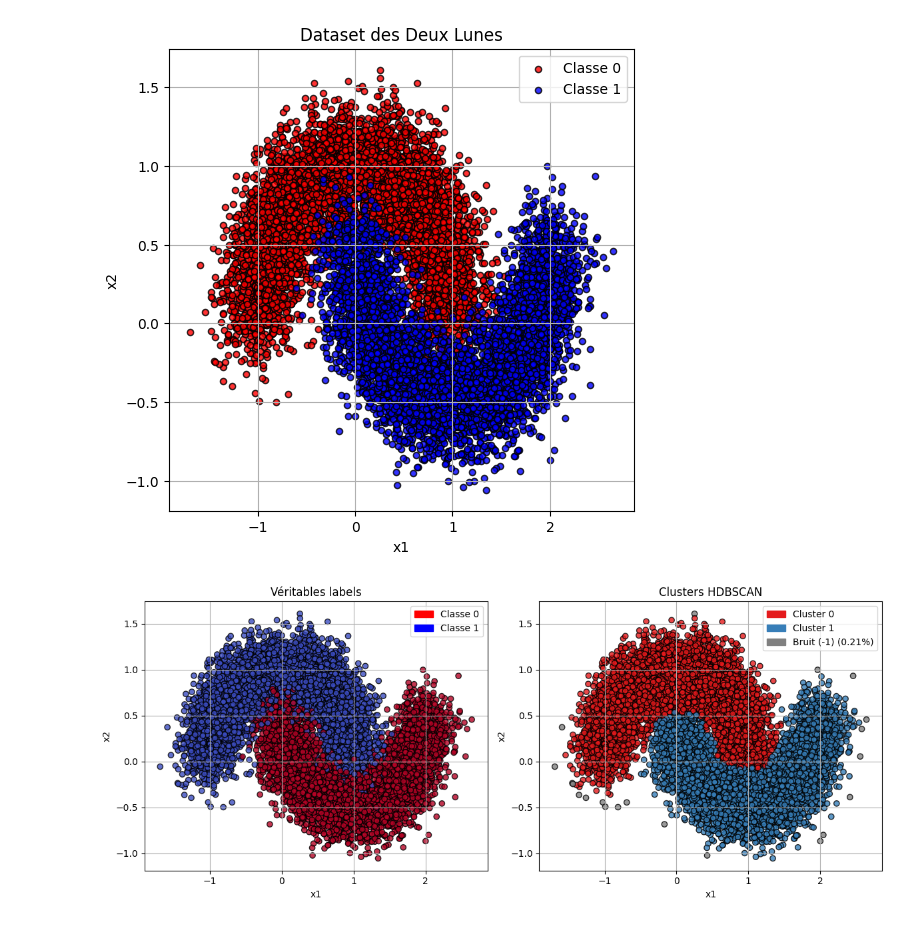
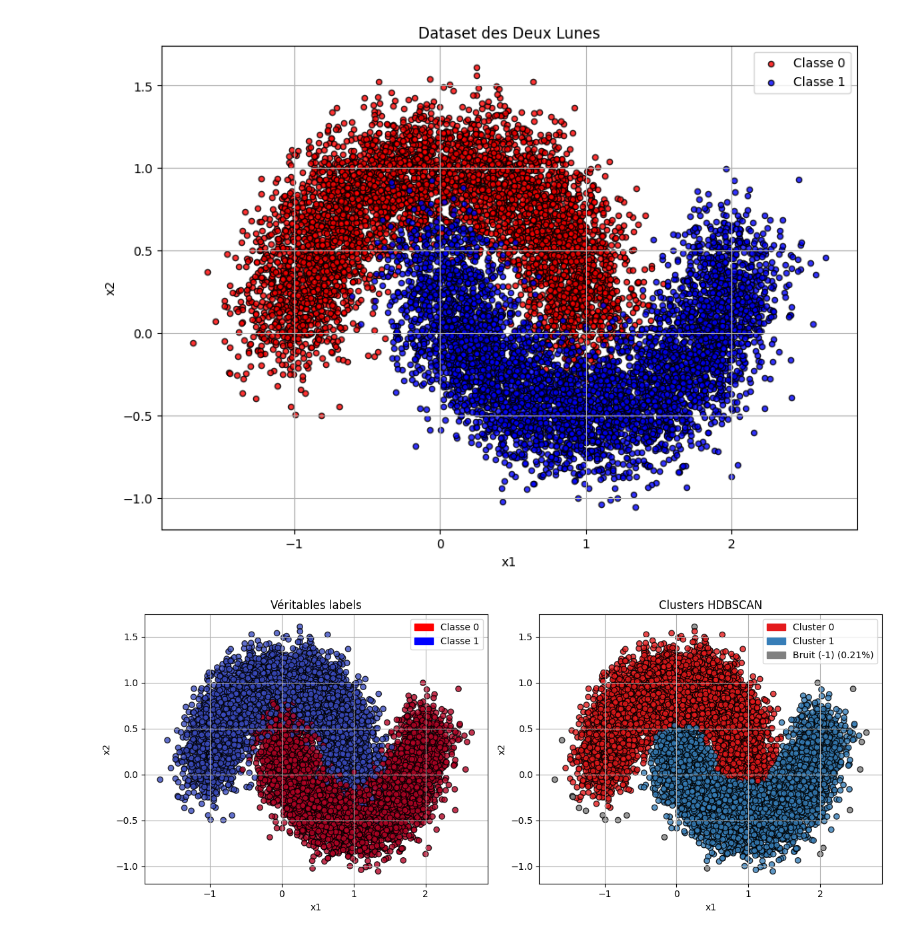
Before and after one commit to anasselbasra/hierarchical-clustering-with-llm-annotation_v2, a Jupyter notebook: Thoughts/how_to_chooce_HDBSCAN_parameters.ipynb, the cells around one changed output. Drawn from its saved outputs; the diff is of its cells as text; code cells hidden in the pictures.

```diff
--- a/Thoughts/how_to_chooce_HDBSCAN_parameters.ipynb
+++ b/Thoughts/how_to_chooce_HDBSCAN_parameters.ipynb
@@ -20,25 +53,25 @@ warnings.filterwarnings("ignore")
 # %%
 # Générer les données
 X, y = make_moons(n_samples=10000, noise=0.2, random_state=42)
 df_moons = pd.DataFrame({"x1" : X[:, 0],
                 "x2" : X[:, 1],
                 "label" : y})
 # Visualisation avec légende
-plt.figure(figsize=(6, 6))
+plt.figure(figsize=(10, 7))
 
 # Affichage avec deux classes séparées
 for label_val, color, label_name in zip([0, 1], ['red', 'blue'], ['Classe 0', 'Classe 1']):
     subset = df_moons[df_moons["label"] == label_val]
     plt.scatter(subset["x1"], subset["x2"], color=color, edgecolors='k', label=label_name, alpha=0.8, s=20)
 
 plt.title("Dataset des Deux Lunes")
 plt.xlabel("x1")
 plt.ylabel("x2")
 plt.legend()
 plt.grid(True)
 plt.show()
 # %% [output]
-[figure, old version]
+[figure, new version]
 # %%
 # Création du clusterer HDBSCAN
 clusterer = hdbscan.HDBSCAN(min_cluster_size=100, min_samples=99)
```
Also changed, not shown: parts of 17 cells of this notebook.
